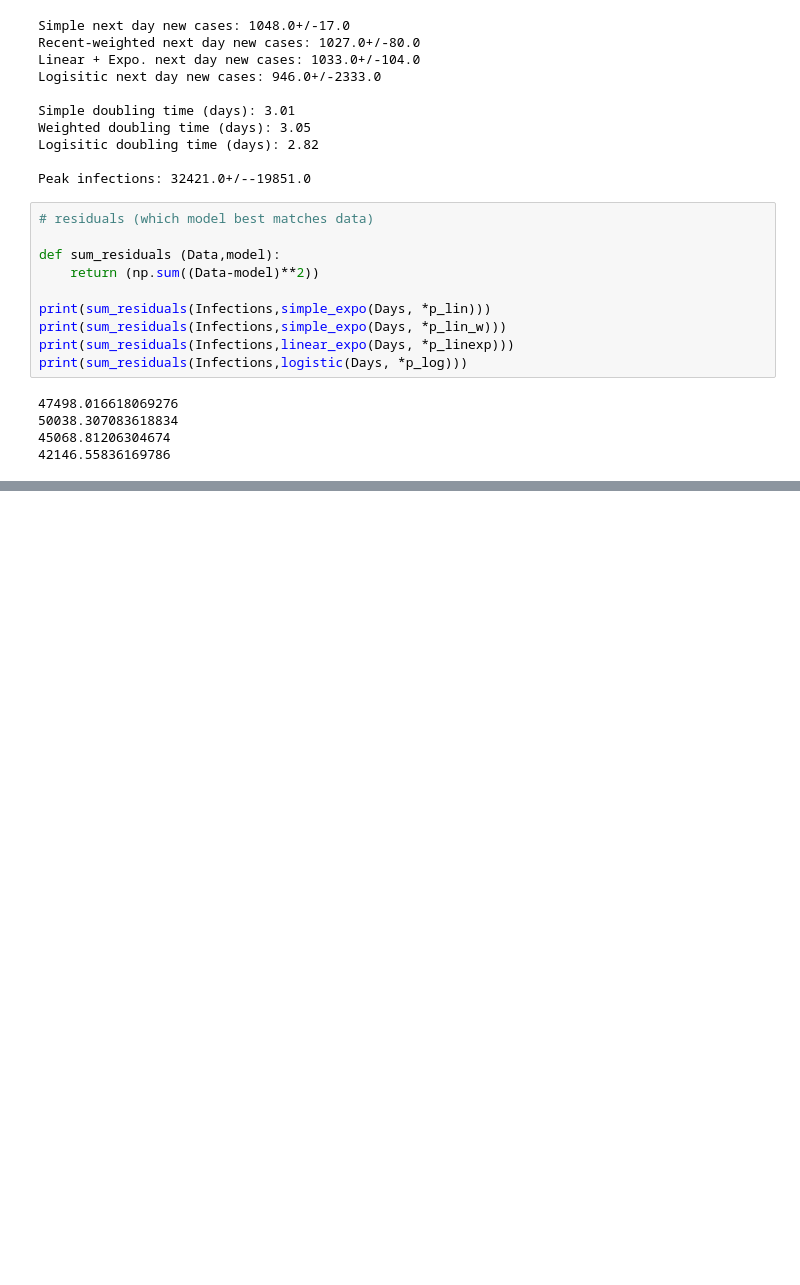
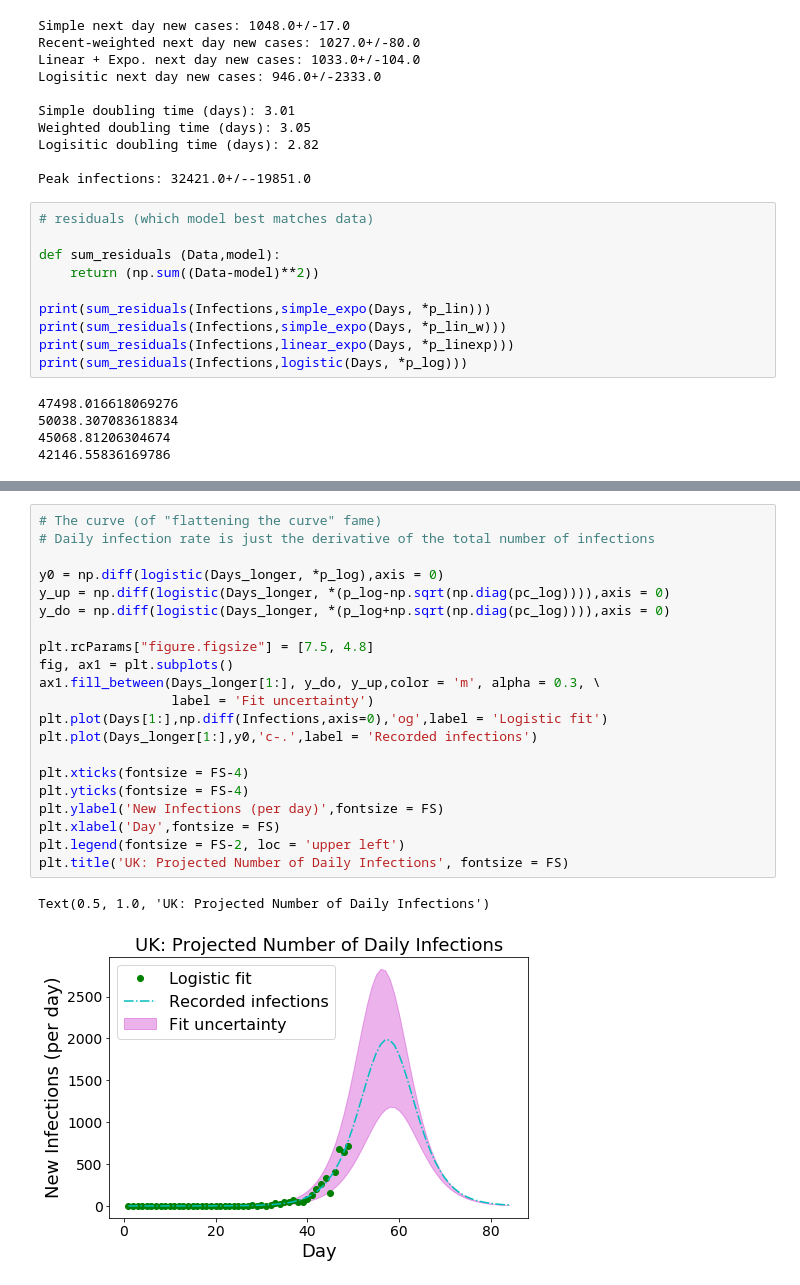
Before and after one commit to dtlloyd/Python_scripts, a Jupyter notebook: Covid-19 Infection Rate Fitting/Covid-19 Projection UK.ipynb, the cells around one changed output, grey strips where cells are left out. Drawn from its saved outputs; the diff is of its cells as text; blank space fills up the shorter version.

```diff
--- a/Covid-19 Infection Rate Fitting/Covid-19 Projection UK.ipynb
+++ b/Covid-19 Infection Rate Fitting/Covid-19 Projection UK.ipynb
@@ -169,0 +171,24 @@ plt.savefig('Logistic_projection.png',bbox_inches='tight')
+# %%
+# The curve (of "flattening the curve" fame)
+# Daily infection rate is just the derivative of the total number of infections
+
+y0 = np.diff(logistic(Days_longer, *p_log),axis = 0)
+y_up = np.diff(logistic(Days_longer, *(p_log-np.sqrt(np.diag(pc_log)))),axis = 0)
+y_do = np.diff(logistic(Days_longer, *(p_log+np.sqrt(np.diag(pc_log)))),axis = 0)
+
+plt.rcParams["figure.figsize"] = [7.5, 4.8]
+fig, ax1 = plt.subplots()
+ax1.fill_between(Days_longer[1:], y_do, y_up,color = 'm', alpha = 0.3, \
+                 label = 'Fit uncertainty')
+plt.plot(Days[1:],np.diff(Infections,axis=0),'og',label = 'Logistic fit')
+plt.plot(Days_longer[1:],y0,'c-.',label = 'Recorded infections')
+
+plt.xticks(fontsize = FS-4)
+plt.yticks(fontsize = FS-4)
+plt.ylabel('New Infections (per day)',fontsize = FS)
+plt.xlabel('Day',fontsize = FS)
+plt.legend(fontsize = FS-2, loc = 'upper left')
+plt.title('UK: Projected Number of Daily Infections', fontsize = FS)
+# %% [output]
+Text(0.5, 1.0, 'UK: Projected Number of Daily Infections')
+[figure, added]
```
Also changed, not shown: parts of 1 cell of this notebook.
